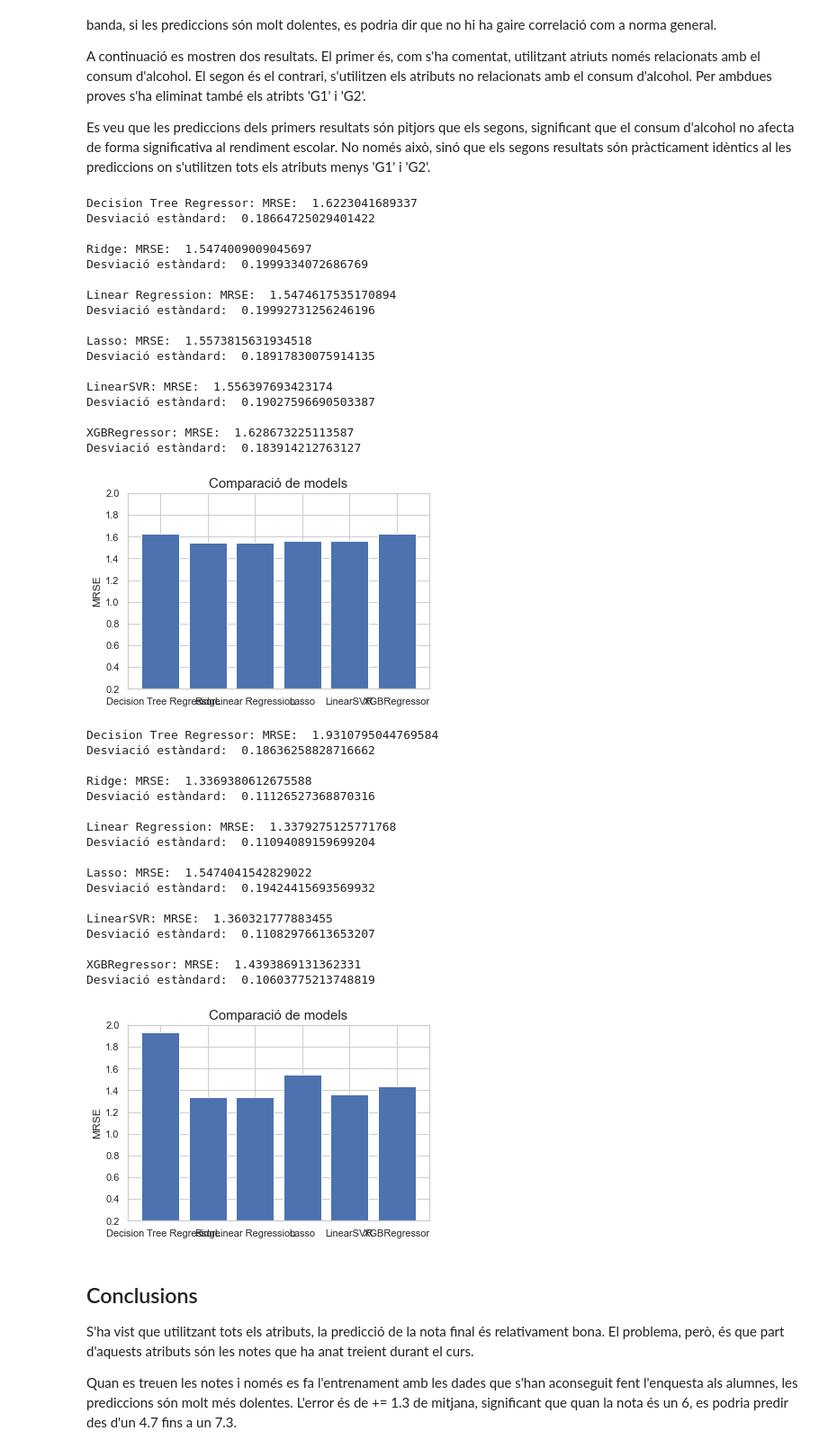
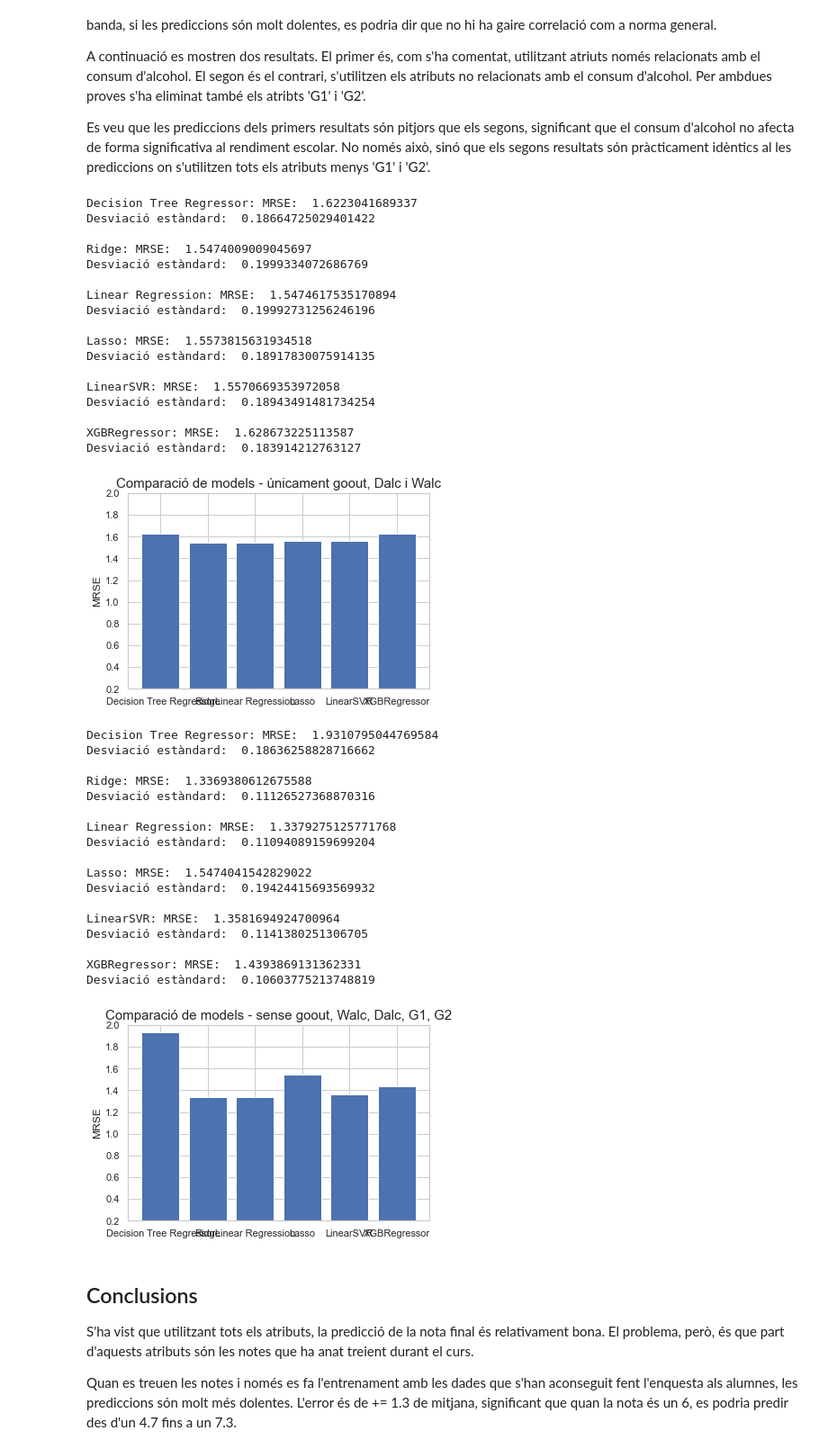
Before and after one commit to marti1999/APC-Cas-Kaggle, a Jupyter notebook: notebooks/develop/notebook.ipynb, the cells around one changed output. Shown: that part at 90% size. Cells and saved outputs as stored; diff of their text form; code cells hidden in the pictures.

```diff
--- a/notebooks/develop/notebook.ipynb
+++ b/notebooks/develop/notebook.ipynb
@@ -856,7 +860,7 @@ for name, clf in zip(names, clf_list):
 x_pos = [i for i, _ in enumerate (names)]
 plt.bar(x_pos, scores)
 plt.ylabel('MRSE')
-plt.title('Comparació de models', fontsize=15)
+plt.title('Comparació de models - únicament goout, Dalc i Walc', fontsize=15)
 plt.xticks(x_pos, names)
 plt.ylim([0.2, 2])
 plt.show()
@@ -873,7 +877,7 @@ for name, clf in zip(names, clf_list):
 x_pos = [i for i, _ in enumerate (names)]
 plt.bar(x_pos, scores)
 plt.ylabel('MRSE')
-plt.title('Comparació de models', fontsize=15)
+plt.title('Comparació de models - sense goout, Walc, Dalc, G1, G2', fontsize=15)
 plt.xticks(x_pos, names)
 plt.ylim([0.2, 2])
 plt.show()
@@ -881,39 +885,39 @@ plt.show()
 Decision Tree Regressor: MRSE:  1.6223041689337
 Desviació estàndard:  0.18664725029401422
 
 Ridge: MRSE:  1.5474009009045697
 Desviació estàndard:  0.1999334072686769
 
 Linear Regression: MRSE:  1.5474617535170894
 Desviació estàndard:  0.19992731256246196
 
 Lasso: MRSE:  1.5573815631934518
 Desviació estàndard:  0.18917830075914135
 
-LinearSVR: MRSE:  1.556397693423174
-Desviació estàndard:  0.19027596690503387
+LinearSVR: MRSE:  1.5570669353972058
+Desviació estàndard:  0.18943491481734254
 
 XGBRegressor: MRSE:  1.628673225113587
 Desviació estàndard:  0.183914212763127
-[figure, old version]
+[figure, new version]
 Decision Tree Regressor: MRSE:  1.9310795044769584
 Desviació estàndard:  0.18636258828716662
 
 Ridge: MRSE:  1.3369380612675588
 Desviació estàndard:  0.11126527368870316
 
 Linear Regression: MRSE:  1.3379275125771768
 Desviació estàndard:  0.11094089159699204
 
 Lasso: MRSE:  1.5474041542829022
 Desviació estàndard:  0.19424415693569932
 
-LinearSVR: MRSE:  1.360321777883455
-Desviació estàndard:  0.11082976613653207
+LinearSVR: MRSE:  1.3581694924700964
+Desviació estàndard:  0.1141380251306705
 
 XGBRegressor: MRSE:  1.4393869131362331
 Desviació estàndard:  0.10603775213748819
-[figure, old version]
+[figure, new version]
 # %% [markdown]
 ## Conclusions
 
```
Also changed, not shown: parts of 21 cells of this notebook, 4 other files.
